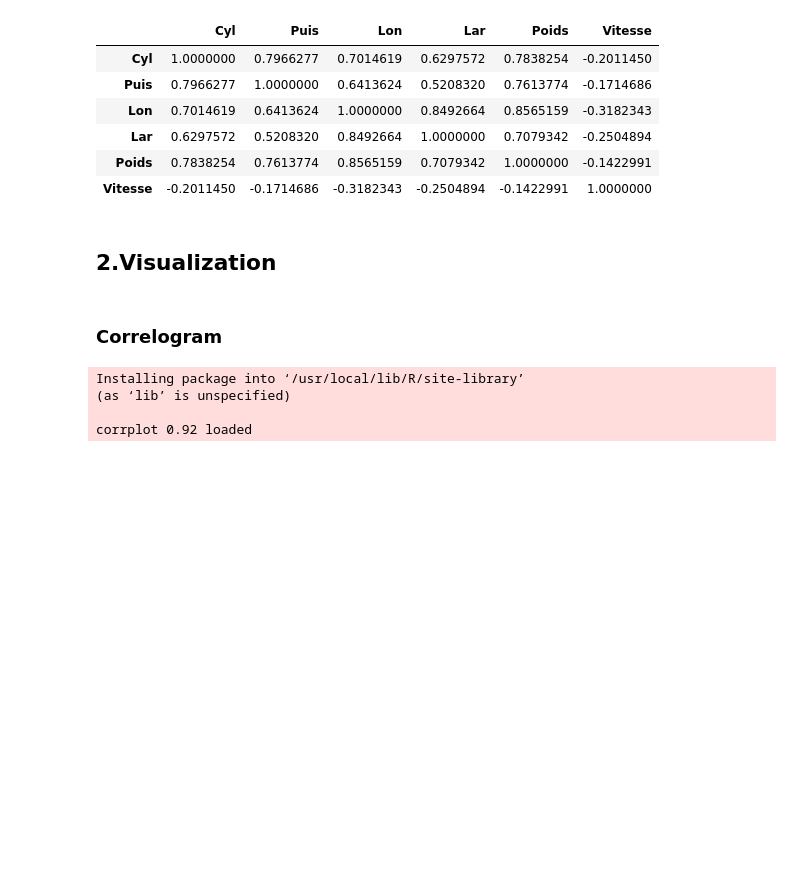
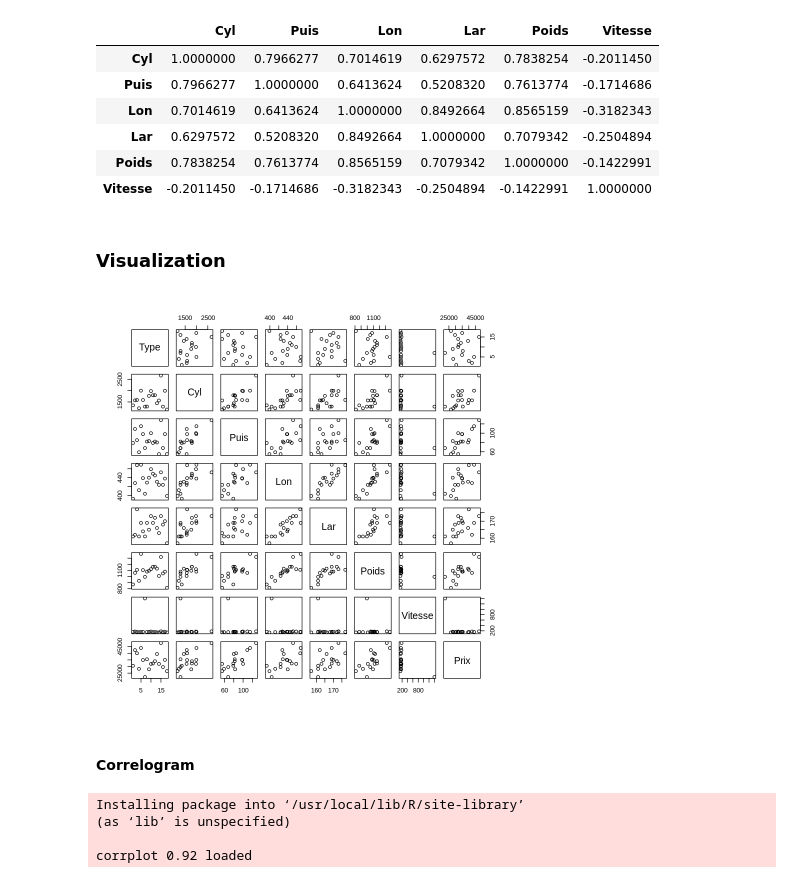
Before and after one commit to alialthiab/Data-Analysis, a Jupyter notebook: HIAST_DA_2022_Q1(PCA).ipynb, the cells around one changed output. Drawn from its saved outputs; the diff is of its cells as text; code cells hidden in the pictures; blank space fills up the shorter version.

```diff
--- a/HIAST_DA_2022_Q1(PCA).ipynb
+++ b/HIAST_DA_2022_Q1(PCA).ipynb
@@ -52,9 +52,13 @@ A matrix: 6 × 6 of type dbl
 | Poids | 0.7838254 | 0.7613774 | 0.8565159 | 0.7079342 | 1.0000000 | -0.1422991 |
 | Vitesse | -0.2011450 | -0.1714686 | -0.3182343 | -0.2504894 | -0.1422991 | 1.0000000 |
 # %% [markdown]
-## 2.Visualization
+### Visualization
+# %%
+plot(cars)
+# %% [output]
+[figure, added]
 # %% [markdown]
-### Correlogram
+#### Correlogram
 # %%
 install.packages("corrplot")
 library(corrplot)
```
Also changed, not shown: parts of 20 cells of this notebook.
